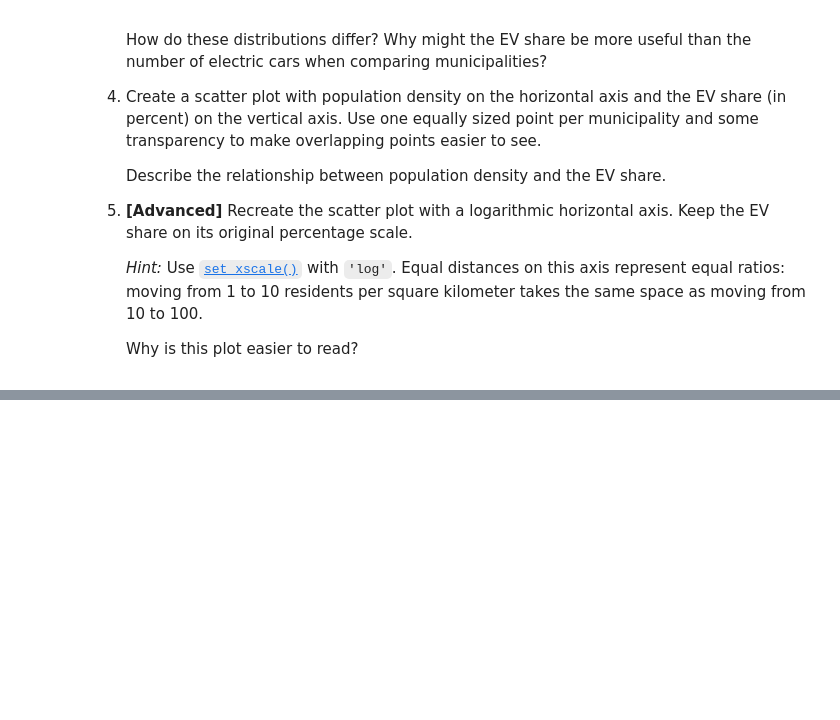
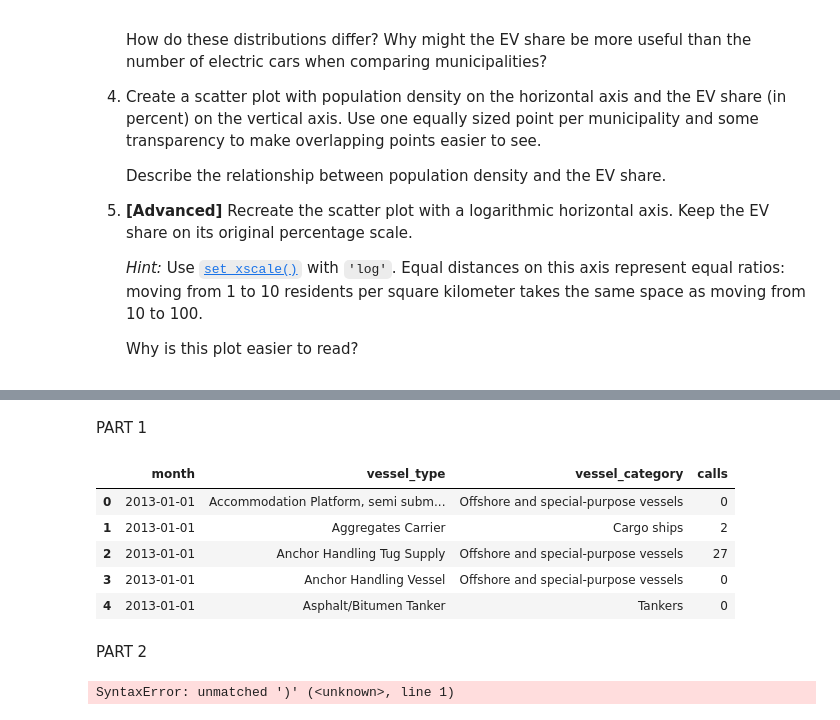
Before and after one commit to 646nwbf27y-lab/TECH2-H26, a Jupyter notebook: workshops/workshop3/workshop3 TH.ipynb, the cells around one changed output, grey strips where cells are left out. Drawn from its saved outputs; the diff is of its cells as text; code cells hidden in the pictures; blank space fills up the shorter version.

```diff
--- a/workshops/workshop3/workshop3 TH.ipynb
+++ b/workshops/workshop3/workshop3 TH.ipynb
@@ -289,0 +348,29 @@ The data come from Statistics Norway (SSB); see the
+# %% [markdown]
+PART 1
+# %%
+import pandas as pd
+
+DATA_PATH = "../../data"
+
+file = f'{DATA_PATH}/kystverket/bergen_monthly_calls.csv'
+
+df = pd.read_csv(file, parse_dates = ['month'], date_format = '%Y-%m')
+
+df.head(5)
+# %% [output]
+|  | month | vessel_type | vessel_category | calls |
+| 0 | 2013-01-01 | Accommodation Platform, semi subm... | Offshore and special-purpose vessels | 0 |
+| 1 | 2013-01-01 | Aggregates Carrier | Cargo ships | 2 |
+| 2 | 2013-01-01 | Anchor Handling Tug Supply | Offshore and special-purpose vessels | 27 |
+| 3 | 2013-01-01 | Anchor Handling Vessel | Offshore and special-purpose vessels | 0 |
+| 4 | 2013-01-01 | Asphalt/Bitumen Tanker | Tankers | 0 |
+# %% [markdown]
+PART 2
+# %%
+df_cruise = df.query(
+    'vessel_type == "Passenger/Cruise") & month >= "2013-01-01"'
+)
+
+df_cruise = df_cruise.sort_index("month")
+# %% [output]
+SyntaxError: unmatched ')' (<unknown>, line 1)
```
Also changed, not shown: parts of 1 cell of this notebook.
